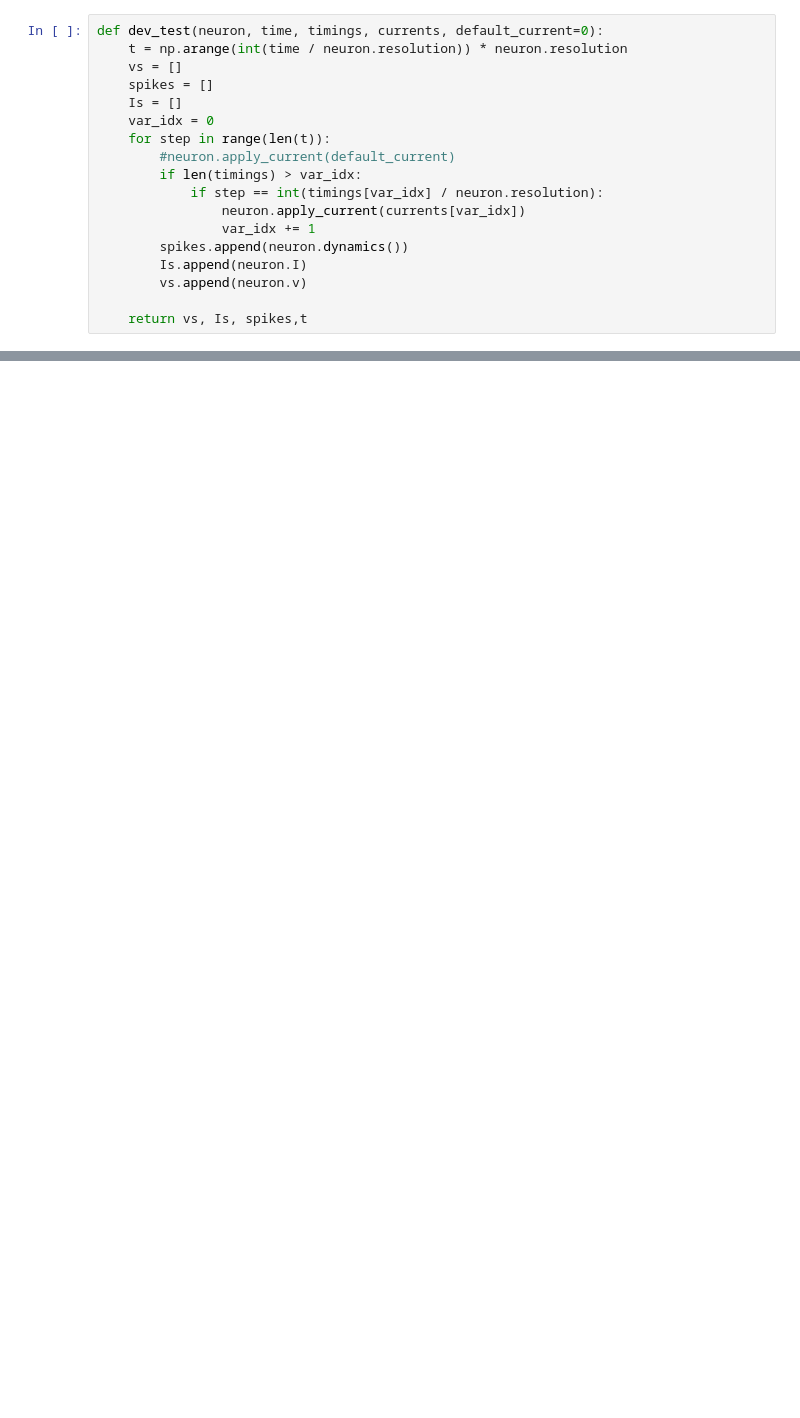
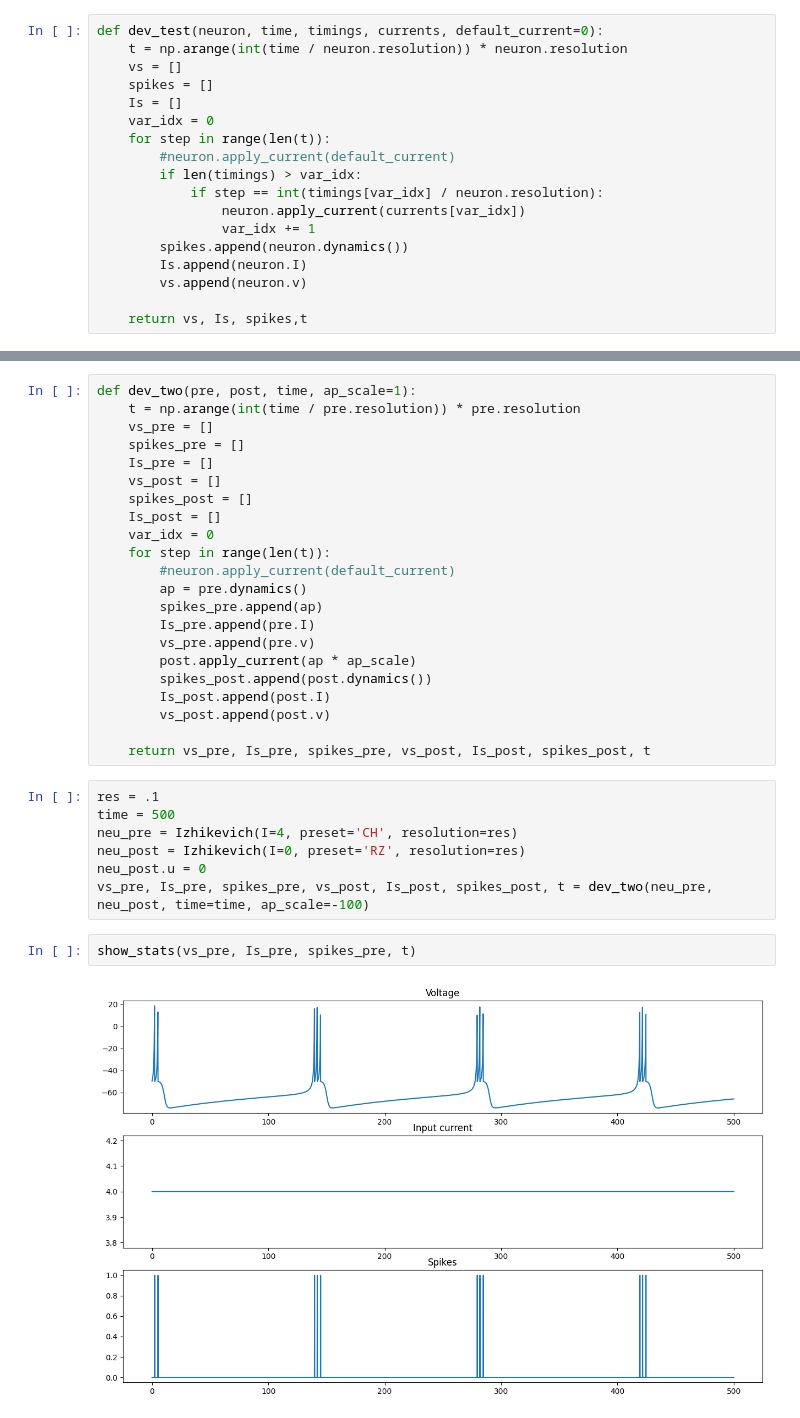
Before and after one commit to iamkg0/rustyspikes, a Jupyter notebook: test.ipynb, the cells around one changed output, grey strips where cells are left out. Cells and saved outputs as stored; diff of their text form; blank space fills up the shorter version.

```diff
--- a/test.ipynb
+++ b/test.ipynb
@@ -95,0 +96,33 @@ show_stats(vs, Is, spikes, t)
+# %%
+def dev_two(pre, post, time, ap_scale=1):
+    t = np.arange(int(time / pre.resolution)) * pre.resolution
+    vs_pre = []
+    spikes_pre = []
+    Is_pre = []
+    vs_post = []
+    spikes_post = []
+    Is_post = []
+    var_idx = 0
+    for step in range(len(t)):
+        #neuron.apply_current(default_current)
+        ap = pre.dynamics()
+        spikes_pre.append(ap)
+        Is_pre.append(pre.I)
+        vs_pre.append(pre.v)
+        post.apply_current(ap * ap_scale)
+        spikes_post.append(post.dynamics())
+        Is_post.append(post.I)
+        vs_post.append(post.v)
+
+    return vs_pre, Is_pre, spikes_pre, vs_post, Is_post, spikes_post, t
+# %%
+res = .1
+time = 500
+neu_pre = Izhikevich(I=4, preset='CH', resolution=res)
+neu_post = Izhikevich(I=0, preset='RZ', resolution=res)
+neu_post.u = 0
+vs_pre, Is_pre, spikes_pre, vs_post, Is_post, spikes_post, t = dev_two(neu_pre, neu_post, time=time, ap_scale=-100)
+# %%
+show_stats(vs_pre, Is_pre, spikes_pre, t)
+# %% [output]
+[figure, added]
```
Also changed, not shown: parts of 17 cells of this notebook, 2 other files.
